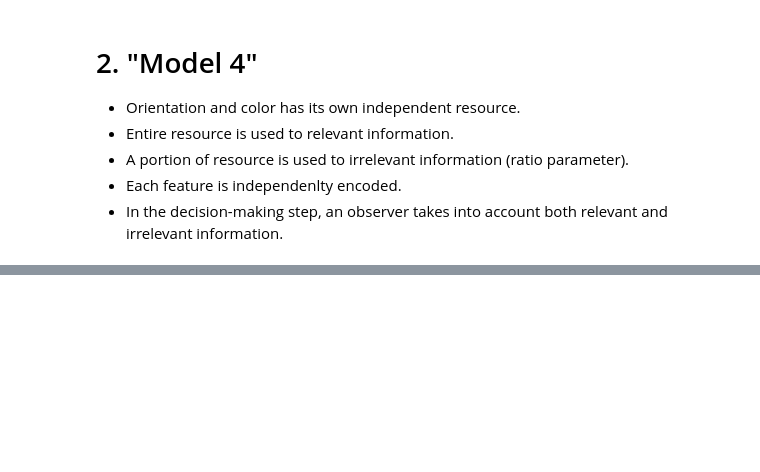
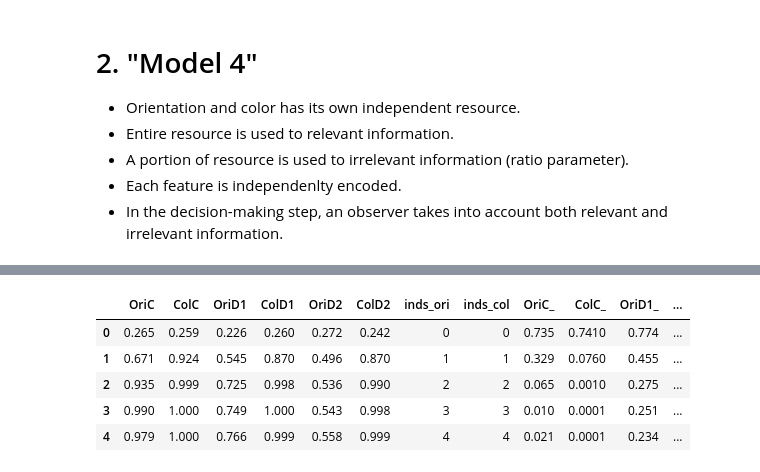
Before and after one commit to hongsups/vstm_vp, a Jupyter notebook: two_feature_model_comparision_Exp3.ipynb, the cells around one changed output, grey strips where cells are left out. Cells and saved outputs as stored; diff of their text form; code cells hidden in the pictures; blank space fills up the shorter version.

```diff
--- a/two_feature_model_comparision_Exp3.ipynb
+++ b/two_feature_model_comparision_Exp3.ipynb
@@ -148,3 +188,20 @@ def compute_ds(J_bar,tau,target,delta,n_change):
     d = i0(k1)*i0(k2)*np.exp(k1+k2-k_denom)/i0(k_denom)
 
     return d
+# %%
+def decide(d_rels,d_irrs):
+    # decision making
+
+    # d_rels: ds from relevant feature
+    # d_irrs: ds from irrelevant feature
+    # return 1 (correct) or 0 (incorrect)
+
+    d = (d_rels+d_irrs)/2
+
+    if sum(d==d.max()) > 1:
+        max_indices = np.where(d==d.max())
+        perft = int(np.random.randint(np.min(max_indices),np.max(max_indices)+1)==target)
+    else:
+        perf = int(d.argmax() == target)
+
+    return perf
@@ -150,0 +354,16 @@ def compute_ds(J_bar,tau,target,delta,n_change):
+# %%
+df_p_corr['inds_ori'] = np.linspace(0,90,91)
+df_p_corr['inds_col'] = np.linspace(0,90,91)
+
+# concatenate incorr mat
+df_p_incorr.columns = ['OriC_', 'ColC_', 'OriD1_', 'ColD1_', 'OriD2_', 'ColD2_']
+df_p = pd.concat([df_p_corr,df_p_incorr],axis=1)
+# %%
+df_p.head()
+# %% [output]
+|  | OriC | ColC | OriD1 | ColD1 | OriD2 | ColD2 | inds_ori | inds_col | OriC_ | ColC_ | OriD1_ | ... |
+| 0 | 0.265 | 0.259 | 0.226 | 0.260 | 0.272 | 0.242 | 0 | 0 | 0.735 | 0.7410 | 0.774 | ... |
+| 1 | 0.671 | 0.924 | 0.545 | 0.870 | 0.496 | 0.870 | 1 | 1 | 0.329 | 0.0760 | 0.455 | ... |
+| 2 | 0.935 | 0.999 | 0.725 | 0.998 | 0.536 | 0.990 | 2 | 2 | 0.065 | 0.0010 | 0.275 | ... |
+| 3 | 0.990 | 1.000 | 0.749 | 1.000 | 0.543 | 0.998 | 3 | 3 | 0.010 | 0.0001 | 0.251 | ... |
+| 4 | 0.979 | 1.000 | 0.766 | 0.999 | 0.558 | 0.999 | 4 | 4 | 0.021 | 0.0001 | 0.234 | ... |
```
Also changed, not shown: parts of 23 cells of this notebook.
